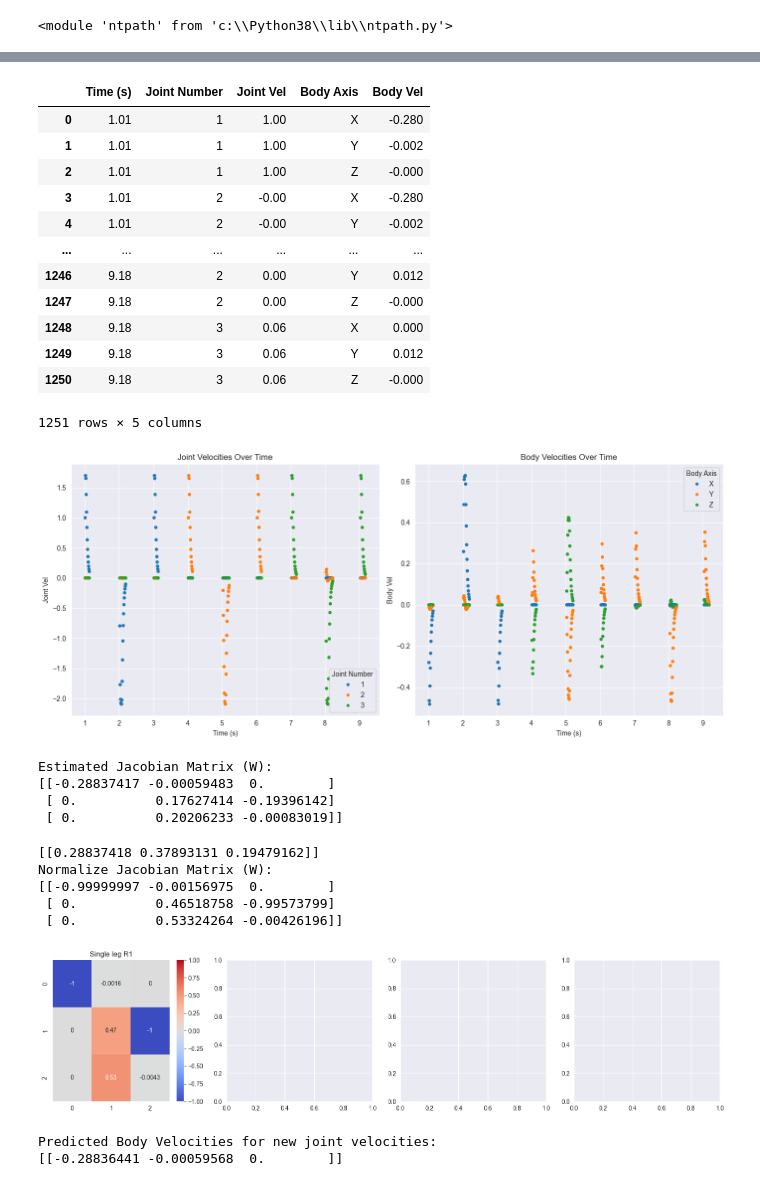
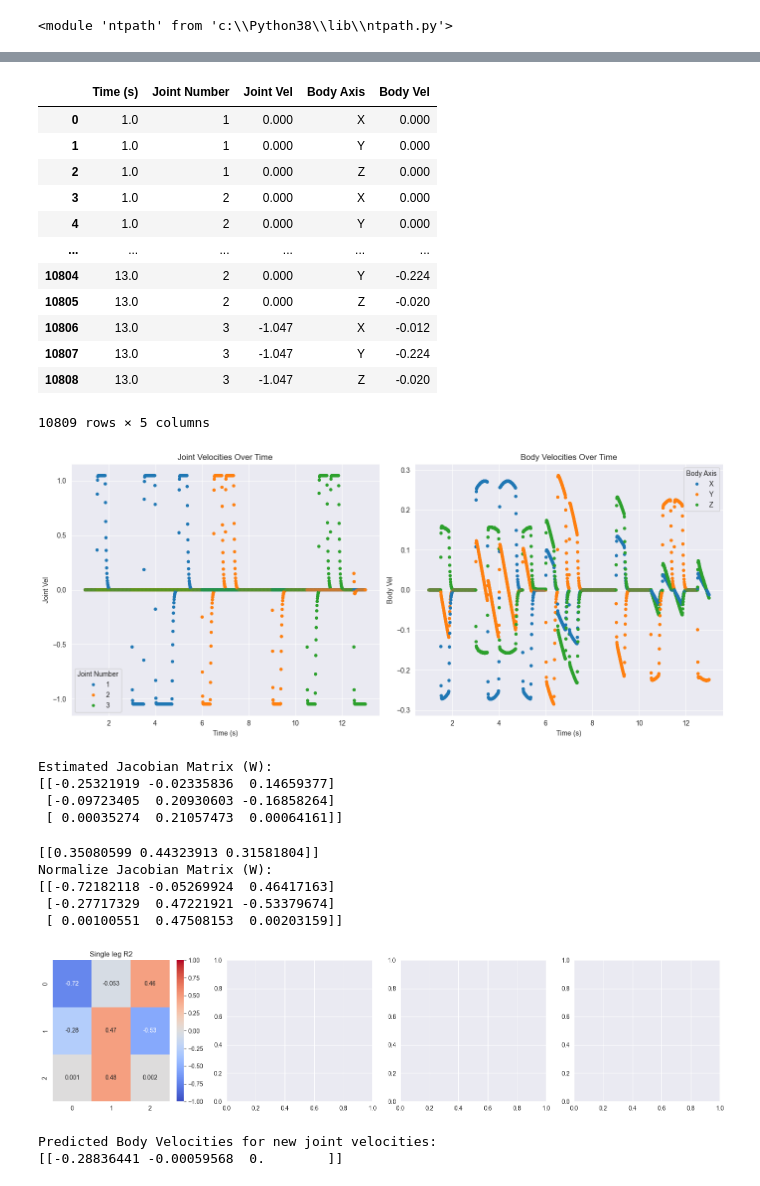
Before and after one commit to Leung555/Rapid_Innate_Learning_RIL, a Jupyter notebook: analysis/Analysis_notebook.ipynb, the cells around one changed output, grey strips where cells are left out. Drawn from its saved outputs; the diff is of its cells as text; code cells hidden in the pictures.

```diff
--- a/analysis/Analysis_notebook.ipynb
+++ b/analysis/Analysis_notebook.ipynb
@@ -11,8 +11,9 @@ os.path
 # %% [output]
 <module 'ntpath' from 'c:\\Python38\\lib\\ntpath.py'>
 # %%
-# df = pd.read_csv('./jointVel_bodyVel_3D_analysis.csv')
-df = pd.read_csv("C:\\Program Files\\CoppeliaRobotics\\CoppeliaSimEdu\\scenes\\SOLM\\jointVel_bodyVel_3D.csv")
+# df = pd.read_csv('./jointVel_bodyVel_3D_1leg_DB_.csv')
+df = pd.read_csv('./jointVel_bodyVel_3D_hindleg_DB_.csv')
+# df = pd.read_csv("C:\\Program Files\\CoppeliaRobotics\\CoppeliaSimEdu\\scenes\\SOLM\\jointVel_bodyVel_3D.csv")
 df.head()
 # %% [output]
 |  | Time (s) | Joint Vel 1 | Joint Vel 2 | Joint Vel 3 | Body Vel X | Body Vel Y | Body Vel Z |
@@ -61,18 +64,18 @@ df_final = pd.merge(df_joint_melt, df_body_melt, on='Time (s)')
 df_final
 # %% [output]
 |  | Time (s) | Joint Number | Joint Vel | Body Axis | Body Vel |
-| 0 | 1.01 | 1 | 1.00 | X | -0.280 |
-| 1 | 1.01 | 1 | 1.00 | Y | -0.002 |
-| 2 | 1.01 | 1 | 1.00 | Z | -0.000 |
-| 3 | 1.01 | 2 | -0.00 | X | -0.280 |
-| 4 | 1.01 | 2 | -0.00 | Y | -0.002 |
+| 0 | 1.0 | 1 | 0.000 | X | 0.000 |
+| 1 | 1.0 | 1 | 0.000 | Y | 0.000 |
+| 2 | 1.0 | 1 | 0.000 | Z | 0.000 |
+| 3 | 1.0 | 2 | 0.000 | X | 0.000 |
+| 4 | 1.0 | 2 | 0.000 | Y | 0.000 |
 | ... | ... | ... | ... | ... | ... |
-| 1246 | 9.18 | 2 | 0.00 | Y | 0.012 |
-| 1247 | 9.18 | 2 | 0.00 | Z | -0.000 |
-| 1248 | 9.18 | 3 | 0.06 | X | 0.000 |
-| 1249 | 9.18 | 3 | 0.06 | Y | 0.012 |
-| 1250 | 9.18 | 3 | 0.06 | Z | -0.000 |
+| 10804 | 13.0 | 2 | 0.000 | Y | -0.224 |
+| 10805 | 13.0 | 2 | 0.000 | Z | -0.020 |
+| 10806 | 13.0 | 3 | -1.047 | X | -0.012 |
+| 10807 | 13.0 | 3 | -1.047 | Y | -0.224 |
+| 10808 | 13.0 | 3 | -1.047 | Z | -0.020 |
-1251 rows × 5 columns
+10809 rows × 5 columns
 # %%
 # Create a figure with two subplots (left and right)
 fig, axes = plt.subplots(1, 2, figsize=(14, 6))
@@ -94,7 +97,7 @@ plt.tight_layout()
 # Show the combined plots
 plt.show()
 # %% [output]
-[figure, old version]
+[figure, new version]
 # %%
 # Define X (input features) and Y (output labels) in a generalized way
 X = df[["Joint Vel 1", "Joint Vel 2", "Joint Vel 3"]].values  # Input: Joint velocities
@@ -108,9 +111,9 @@ print("Estimated Jacobian Matrix (W):")
 print(W)
 # %% [output]
 Estimated Jacobian Matrix (W):
-[[-0.28837417 -0.00059483  0.        ]
- [ 0.          0.17627414 -0.19396142]
- [ 0.          0.20206233 -0.00083019]]
+[[-0.25321919 -0.02335836  0.14659377]
+ [-0.09723405  0.20930603 -0.16858264]
+ [ 0.00035274  0.21057473  0.00064161]]
 # %%
 # Add a small epsilon to avoid division by zero
 epsilon = 1e-8  # Small value to prevent division by zero
@@ -126,24 +129,24 @@ W_normalized = W / sum_joint_contr
 print("Normalize Jacobian Matrix (W):")
 print(W_normalized)
 # %% [output]
-[[0.28837418 0.37893131 0.19479162]]
+[[0.35080599 0.44323913 0.31581804]]
 Normalize Jacobian Matrix (W):
-[[-0.99999997 -0.00156975  0.        ]
- [ 0.          0.46518758 -0.99573799]
- [ 0.          0.53324264 -0.00426196]]
+[[-0.72182118 -0.05269924  0.46417163]
+ [-0.27717329  0.47221921 -0.53379674]
+ [ 0.00100551  0.47508153  0.00203159]]
 # %%
 # Set up the figure for subplots
 fig, axes = plt.subplots(1, 4, figsize=(16, 4))
 
 # Loop over each matrix and plot it as a heatmap
 sns.heatmap(W_normalized, annot=True, cmap='coolwarm', center=0, ax=axes[0],
             vmin=-1, vmax=1, cbar=True)
-axes[0].set_title("Single leg R1")
+axes[0].set_title("Single leg R2")
 
 plt.tight_layout()
 plt.show()
 # %% [output]
-[figure, old version]
+[figure, new version]
 # %%
 # Prediction for new joint velocities (optional)
 new_joint_velocities = np.array([[1.0, 0.0, 0.0]])  # Example input
```
Also changed, not shown: parts of 4 cells of this notebook, 5 other files.
